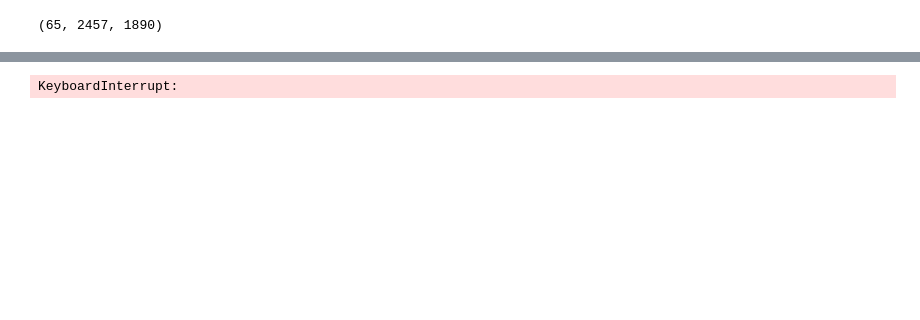
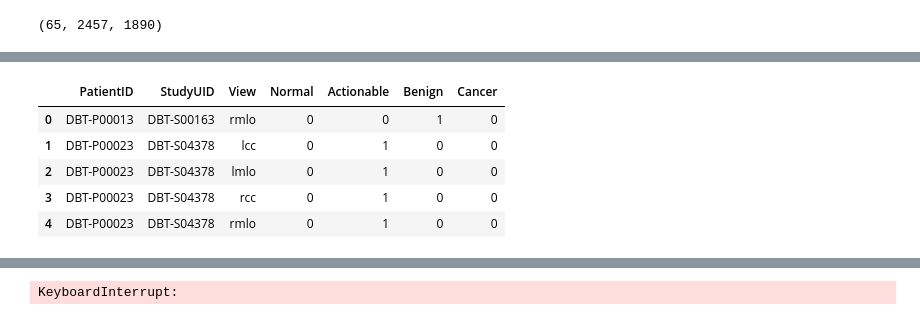
Before and after one commit to jonjacobs24/bcs-cnn, a Jupyter notebook: 01 Data Wrangling.ipynb, the cells around one changed output, grey strips where cells are left out. Saved outputs shown, nothing was run; the diff lists cells and outputs as text; code cells hidden in the pictures; blank space fills up the shorter version.

```diff
--- a/01 Data Wrangling.ipynb
+++ b/01 Data Wrangling.ipynb
@@ -142,0 +131,9 @@ plt.show()
+# %%
+df_target_train.head()
+# %% [output]
+|  | PatientID | StudyUID | View | Normal | Actionable | Benign | Cancer |
+| 0 | DBT-P00013 | DBT-S00163 | rmlo | 0 | 0 | 1 | 0 |
+| 1 | DBT-P00023 | DBT-S04378 | lcc | 0 | 1 | 0 | 0 |
+| 2 | DBT-P00023 | DBT-S04378 | lmlo | 0 | 1 | 0 | 0 |
+| 3 | DBT-P00023 | DBT-S04378 | rcc | 0 | 1 | 0 | 0 |
+| 4 | DBT-P00023 | DBT-S04378 | rmlo | 0 | 1 | 0 | 0 |
```
Also changed, not shown: parts of 15 cells of this notebook, 4 other files.
